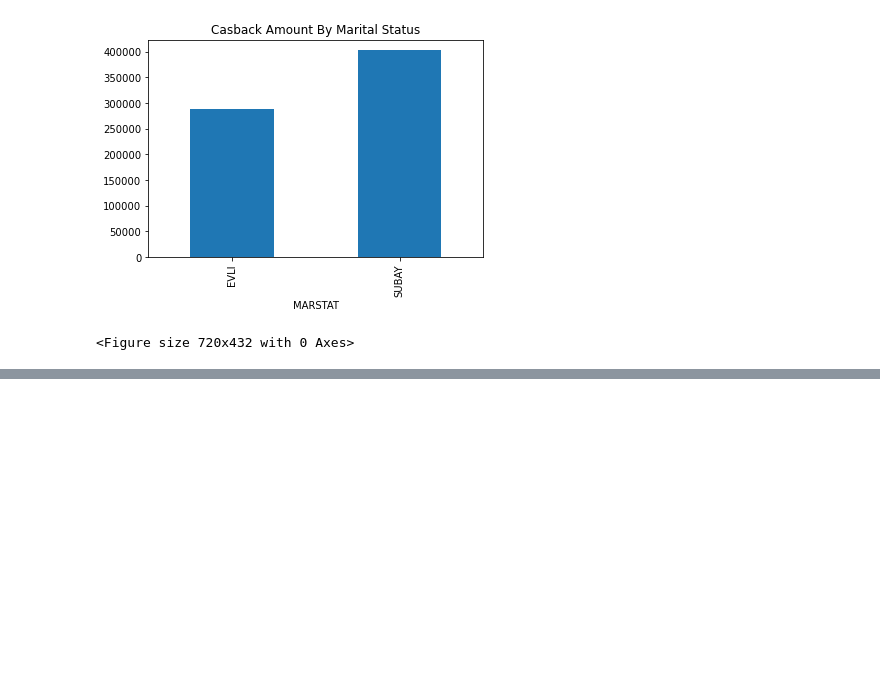
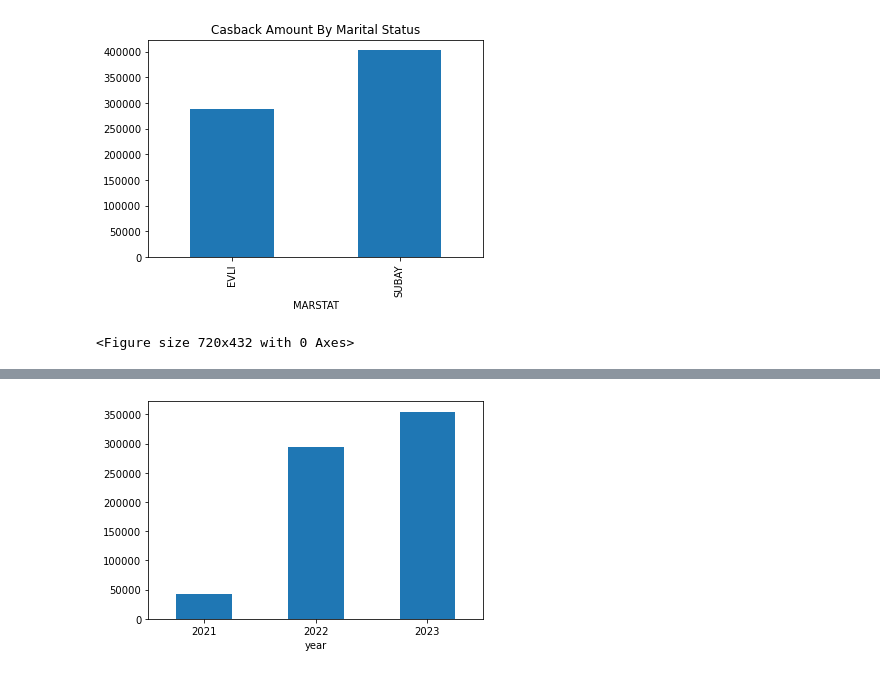
Before and after one commit to Ismat-Samadov/rahatemlak_az, a Jupyter notebook: Cashback.ipynb, the cells around one changed output, grey strips where cells are left out. Saved outputs shown, nothing was run; the diff lists cells and outputs as text; code cells hidden in the pictures; blank space fills up the shorter version.

```diff
--- a/Cashback.ipynb
+++ b/Cashback.ipynb
@@ -206,0 +236,6 @@ df_all.groupby('')[]
+# %%
+df_all.groupby('year')['CASHBACK_AMOUNT'].sum().sort_values(ascending=True).plot(kind='bar')
+plt.xticks(rotation=360)
+plt.show()
+# %% [output]
+[figure, added]
```
Also changed, not shown: parts of 4 cells of this notebook.
